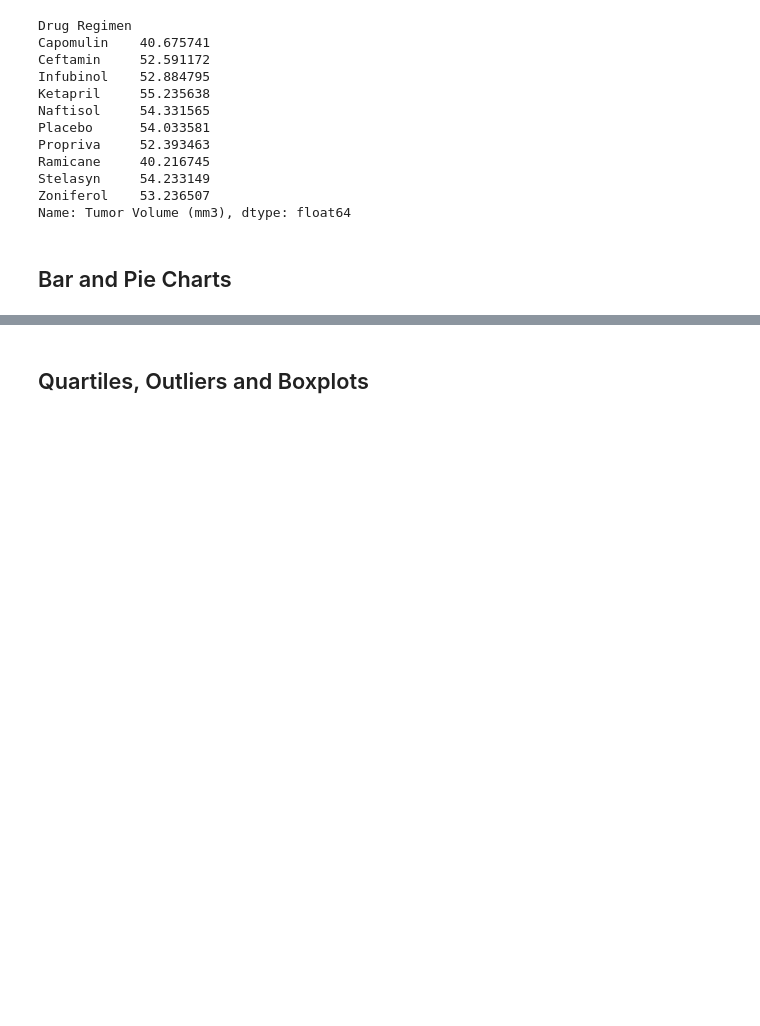
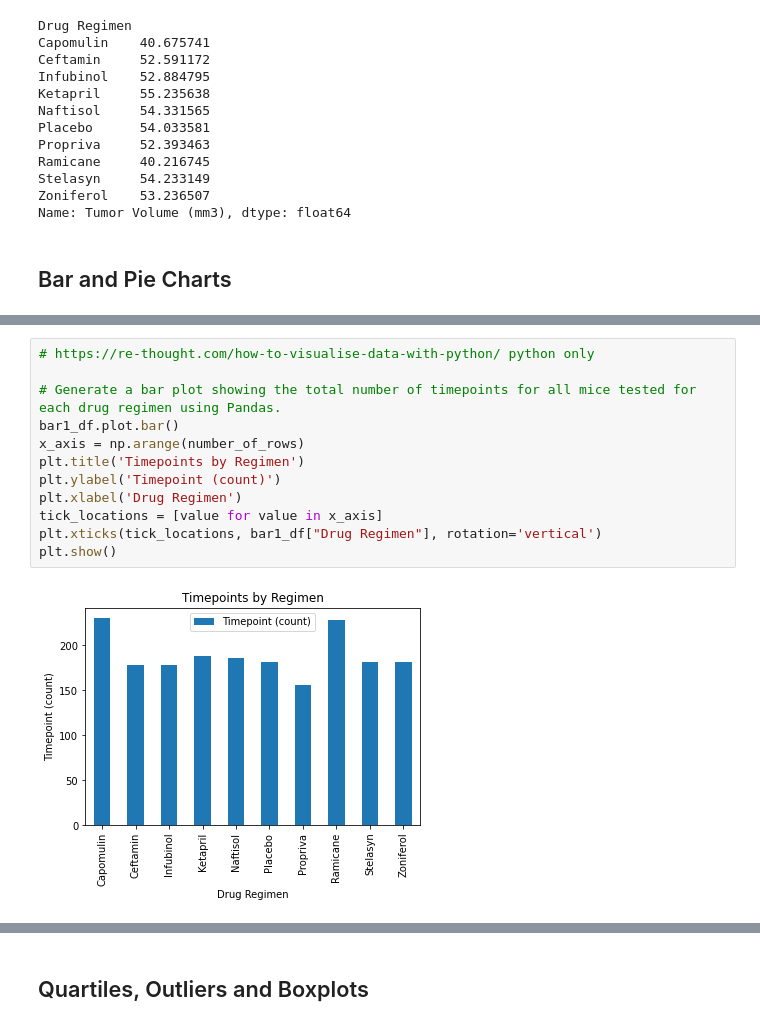
Before and after one commit to navistar792/pymaceuticals-challenge, a Jupyter notebook: pymaceuticals_starter.ipynb, the cells around one changed output, grey strips where cells are left out. Drawn from its saved outputs; the diff is of its cells as text; blank space fills up the shorter version.

```diff
--- a/pymaceuticals_starter.ipynb
+++ b/pymaceuticals_starter.ipynb
@@ -171 +187,15 @@ number_of_rows
+# %%
+# https://re-thought.com/how-to-visualise-data-with-python/ python only
+
+# Generate a bar plot showing the total number of timepoints for all mice tested for each drug regimen using Pandas.
+bar1_df.plot.bar()
+x_axis = np.arange(number_of_rows)
+plt.title('Timepoints by Regimen')
+plt.ylabel('Timepoint (count)')
+plt.xlabel('Drug Regimen')
+tick_locations = [value for value in x_axis]
+plt.xticks(tick_locations, bar1_df["Drug Regimen"], rotation='vertical')
+plt.show()
+# %% [output]
+[figure, added]
 # %%
```
Also changed, not shown: parts of 9 cells of this notebook.
